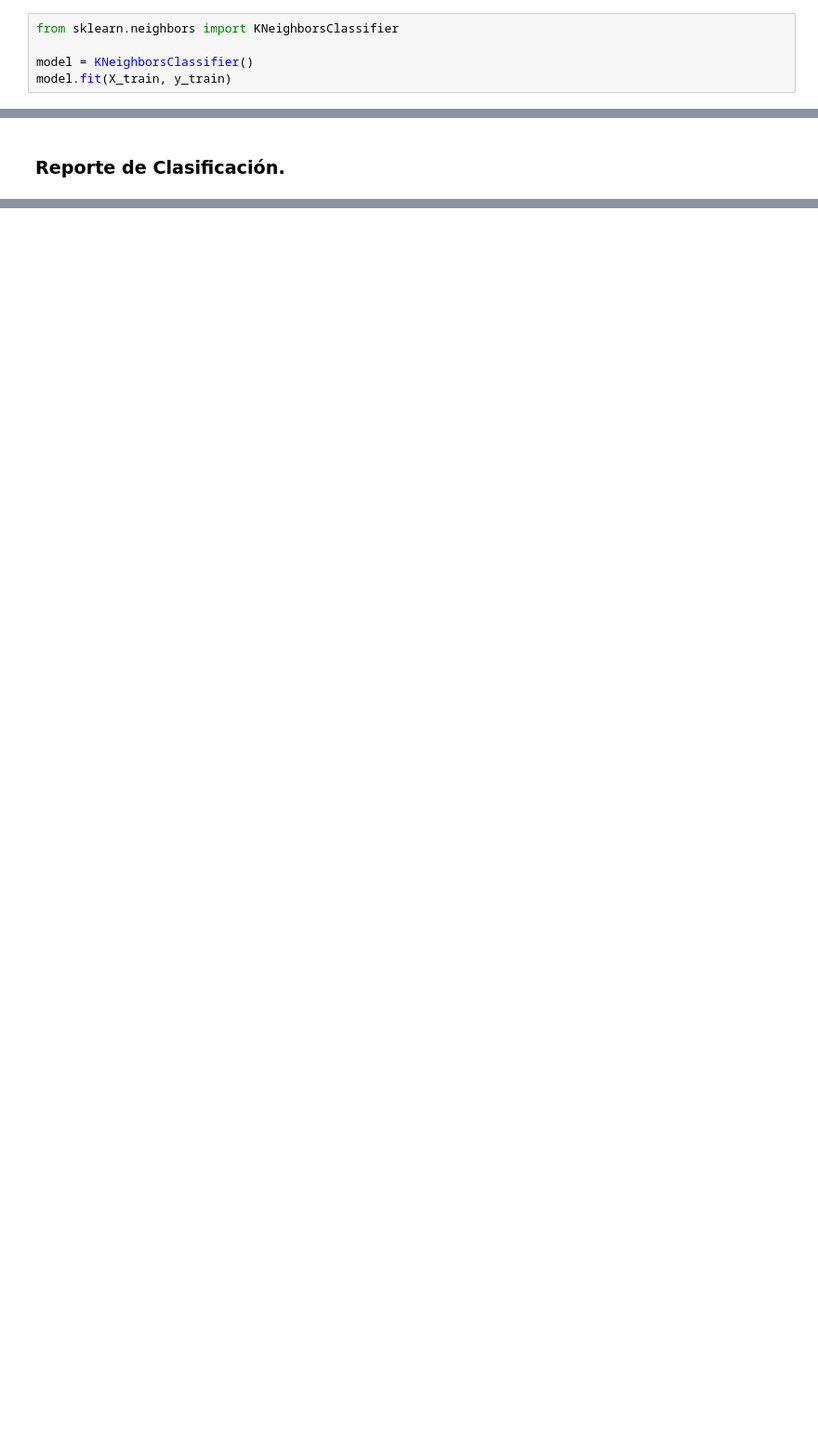
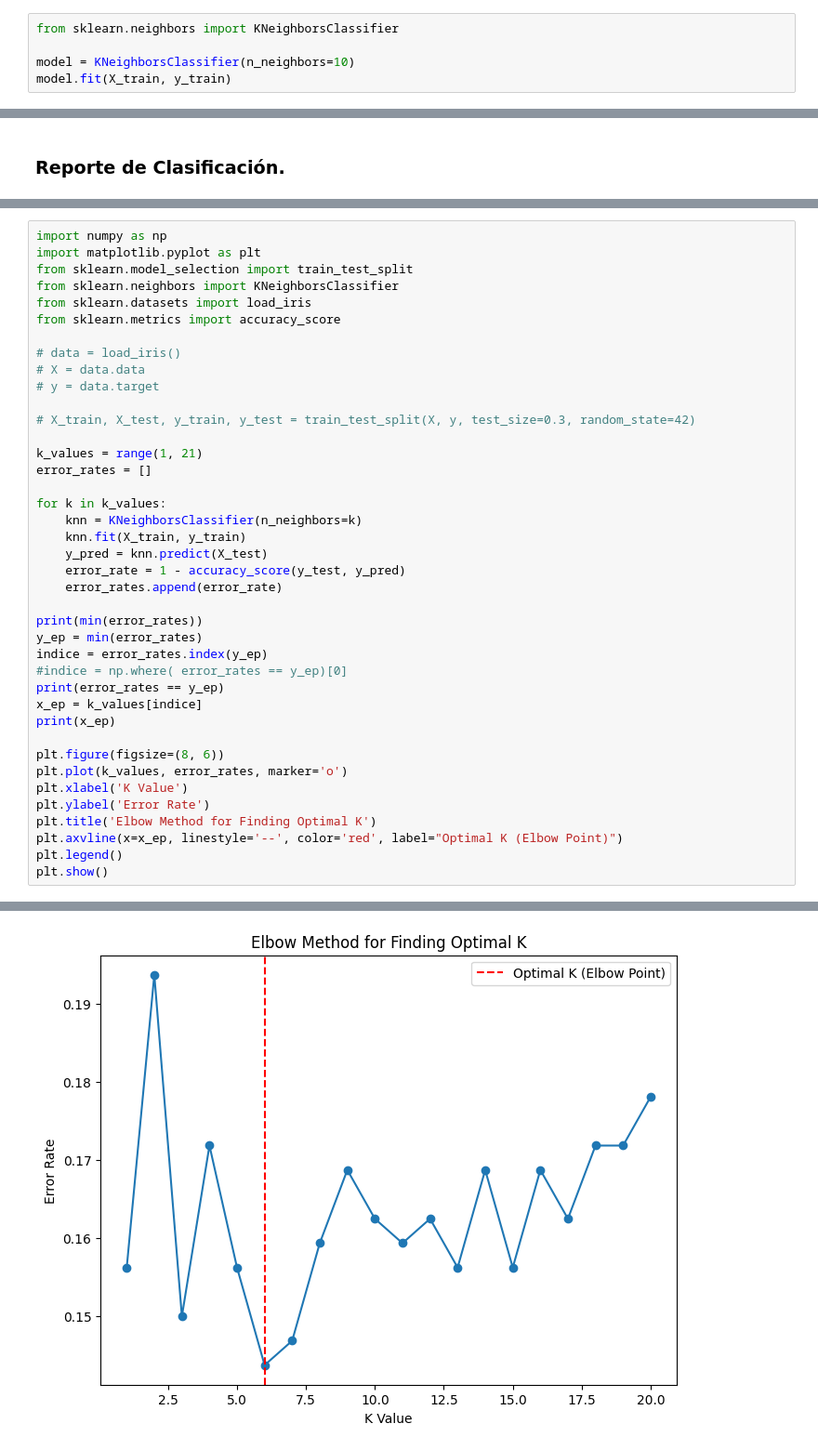
Before and after one commit to 4GeeksAcademy/k_nearest_neighbors_BBRH, a Jupyter notebook: src/k_nearest_neighbors_explore.ipynb, the cells around one changed output, grey strips where cells are left out. Shown at 93% size. Cells and saved outputs as stored; diff of their text form; blank space fills up the shorter version.

Commit message:
added elbow method

```diff
--- a/src/k_nearest_neighbors_explore.ipynb
+++ b/src/k_nearest_neighbors_explore.ipynb
@@ -255,6 +255,6 @@ fig.show()
 # %%
 from sklearn.neighbors import KNeighborsClassifier
 
-model = KNeighborsClassifier()
+model = KNeighborsClassifier(n_neighbors=10)
 model.fit(X_train, y_train)
 # %% [output]
@@ -320,0 +332,41 @@ weighted avg       0.81      0.84      0.82       320
+# %%
+import numpy as np
+import matplotlib.pyplot as plt
+from sklearn.model_selection import train_test_split
+from sklearn.neighbors import KNeighborsClassifier
+from sklearn.datasets import load_iris
+from sklearn.metrics import accuracy_score
+
+# data = load_iris()
+# X = data.data
+# y = data.target
+
+# X_train, X_test, y_train, y_test = train_test_split(X, y, test_size=0.3, random_state=42)
+
+k_values = range(1, 21)
+error_rates = []
+
+for k in k_values:
+    knn = KNeighborsClassifier(n_neighbors=k)
+    knn.fit(X_train, y_train)
+    y_pred = knn.predict(X_test)
+    error_rate = 1 - accuracy_score(y_test, y_pred)
+    error_rates.append(error_rate)
+
+print(min(error_rates))
+y_ep = min(error_rates)
+indice = error_rates.index(y_ep)
+#indice = np.where( error_rates == y_ep)[0]
+print(error_rates == y_ep)
+x_ep = k_values[indice]
+print(x_ep)
+
+plt.figure(figsize=(8, 6))
+plt.plot(k_values, error_rates, marker='o')
+plt.xlabel('K Value')
+plt.ylabel('Error Rate')
+plt.title('Elbow Method for Finding Optimal K')
+plt.axvline(x=x_ep, linestyle='--', color='red', label="Optimal K (Elbow Point)")
+plt.legend()
+plt.show()
+# %% [output]
@@ -320,0 +376 @@ weighted avg       0.81      0.84      0.82       320
+[figure, added]
```
Also changed, not shown: parts of 8 cells of this notebook.
